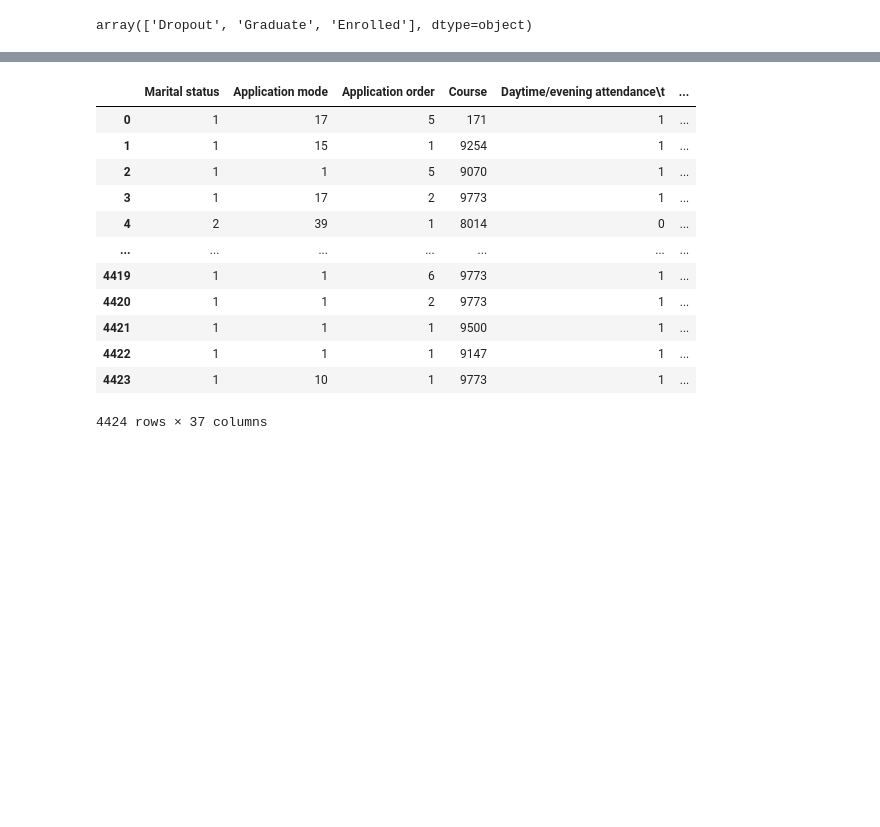
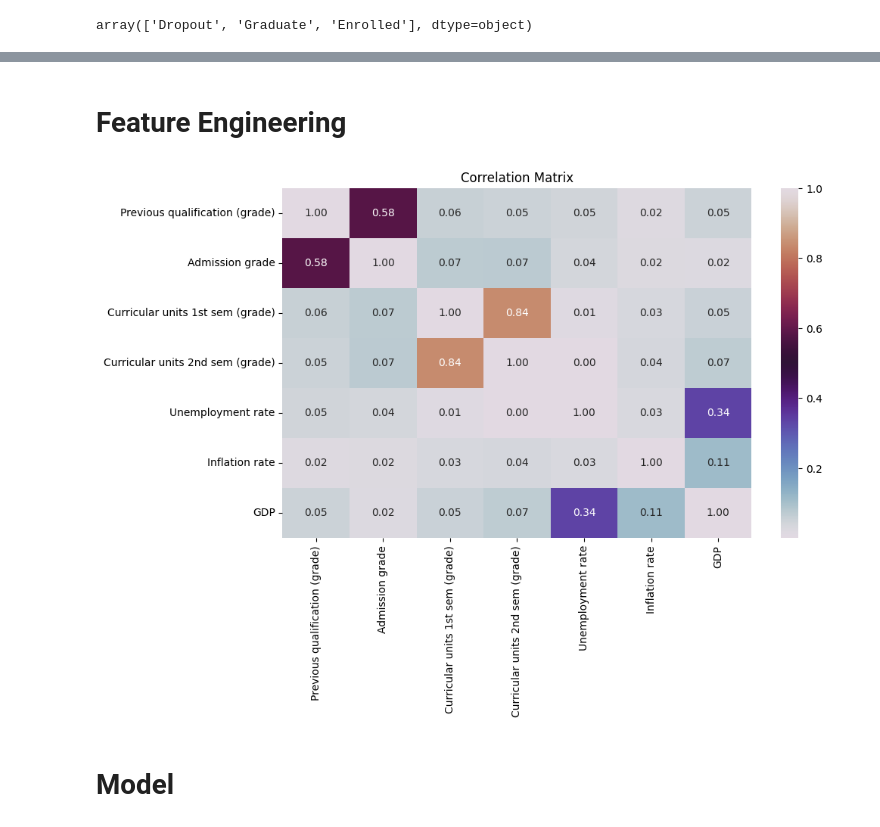
Before and after one commit to tuikhongtenbo/Python_ML, a Jupyter notebook: BaitapDS102.2/Lab2/Bai 1.ipynb, the cells around one changed output, grey strips where cells are left out. Drawn from its saved outputs; the diff is of its cells as text; code cells hidden in the pictures; blank space fills up the shorter version.

```diff
--- a/BaitapDS102.2/Lab2/Bai 1.ipynb
+++ b/BaitapDS102.2/Lab2/Bai 1.ipynb
@@ -30,0 +23,2 @@ data
+# %%
+data1 = data.copy()
@@ -53,8 +73,7 @@ data['Target'].unique()
 array(['Dropout', 'Graduate', 'Enrolled'], dtype=object)
 # %%
 def convert(dt):
-    if dt == 'Graduate':
-        return 1
-    elif dt == 'Dropout' or dt == 'Enroll':
+    if dt == 'Dropout' or dt == 'Enroll':
         return 0
-data['Target'] = data['Target'].apply(convert)
+    return 1
+data1['Target'] = data1['Target'].apply(convert)
@@ -61,12 +82,9 @@ data['Target'] = data['Target'].apply(convert)
 # %%
-def Standardlization(df):
-    df = df.copy()
-
-    for col in df.columns:
-        if col != 'area' and pd.api.types.is_numeric_dtype(df[col]):
-            mean = df[col].mean()
-            std = df[col].std()
-
-            df[col] = (df[col] - mean) / std
-
-    return df
+def z_score_scaling(df, target_col):
+    for col in df.select_dtypes(include=['float64']).columns:
+        if col != target_col:
+            mean_val = df[col].mean()
+            std_val = df[col].std()
+            df[col] = (df[col] - mean_val) / std_val
+        return df
+data1 = z_score_scaling(data1, target_col="Target")
@@ -72,0 +113,4 @@ def Standardlization(df):
+# %%
+unique_courses = list(data['Course'].unique())
+mapping = {course: idx for idx, course in enumerate(unique_courses)}
+data1['Course'] = data1['Course'].map(mapping)
@@ -72,0 +127,14 @@ def Standardlization(df):
+# %% [markdown]
+# Feature Engineering
+# %%
+import seaborn as sns
+
+continuous_data = data1.select_dtypes(include=['float64'])
+corr_matrix = continuous_data.corr().abs()
+
+plt.figure(figsize=(10, 6))
+sns.heatmap(corr_matrix, annot=True, cmap='twilight', fmt=".2f")
+plt.title("Correlation Matrix")
+plt.show()
+# %% [output]
+[figure, added]
@@ -73,2 +145,4 @@ def Standardlization(df):
+# %% [markdown]
+# Model
 # %%
 class LogisticRegression:
@@ -123,16 +189,0 @@ class LogisticRegression:
-# %%
-data
-# %% [output]
-|  | Marital status | Application mode | Application order | Course | Daytime/evening attendance\t | ... |
-| 0 | 1 | 17 | 5 | 171 | 1 | ... |
-| 1 | 1 | 15 | 1 | 9254 | 1 | ... |
-| 2 | 1 | 1 | 5 | 9070 | 1 | ... |
-| 3 | 1 | 17 | 2 | 9773 | 1 | ... |
-| 4 | 2 | 39 | 1 | 8014 | 0 | ... |
-| ... | ... | ... | ... | ... | ... | ... |
-| 4419 | 1 | 1 | 6 | 9773 | 1 | ... |
-| 4420 | 1 | 1 | 2 | 9773 | 1 | ... |
-| 4421 | 1 | 1 | 1 | 9500 | 1 | ... |
-| 4422 | 1 | 1 | 1 | 9147 | 1 | ... |
-| 4423 | 1 | 10 | 1 | 9773 | 1 | ... |
-4424 rows × 37 columns
```
Also changed, not shown: parts of 27 cells of this notebook.
